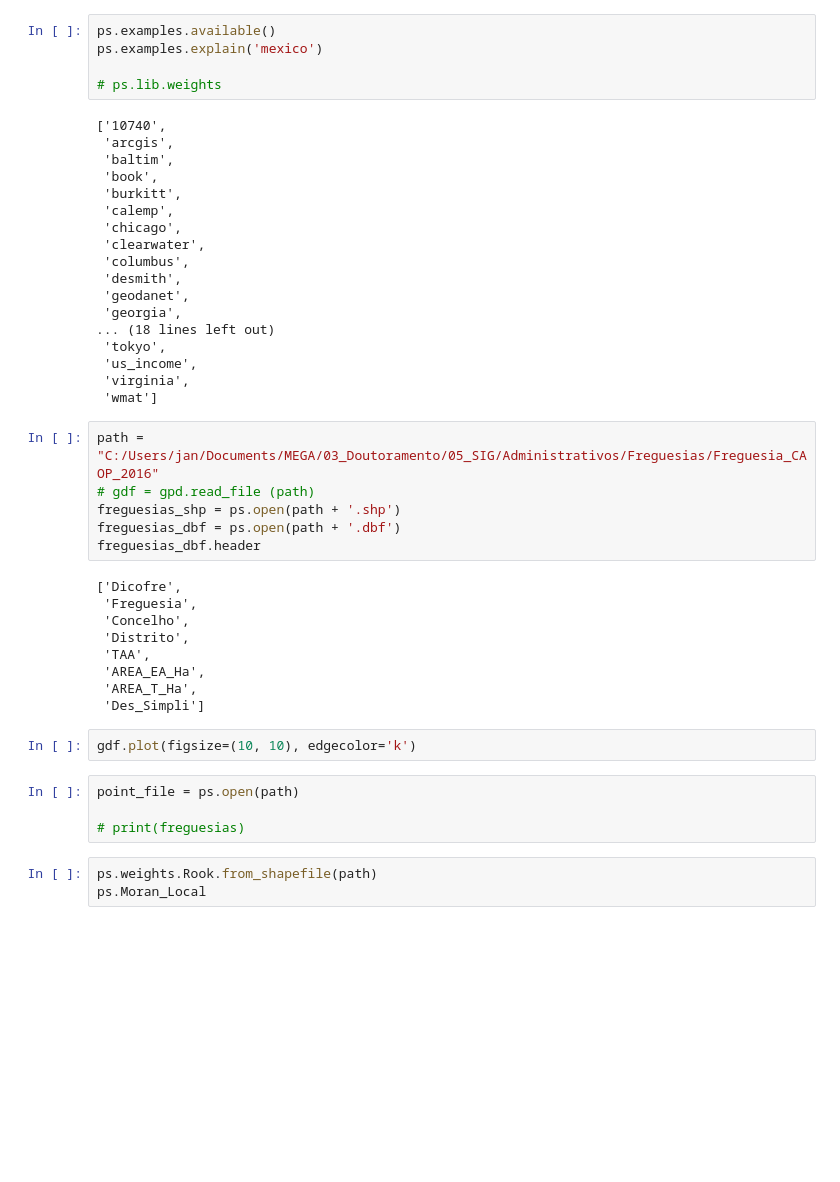
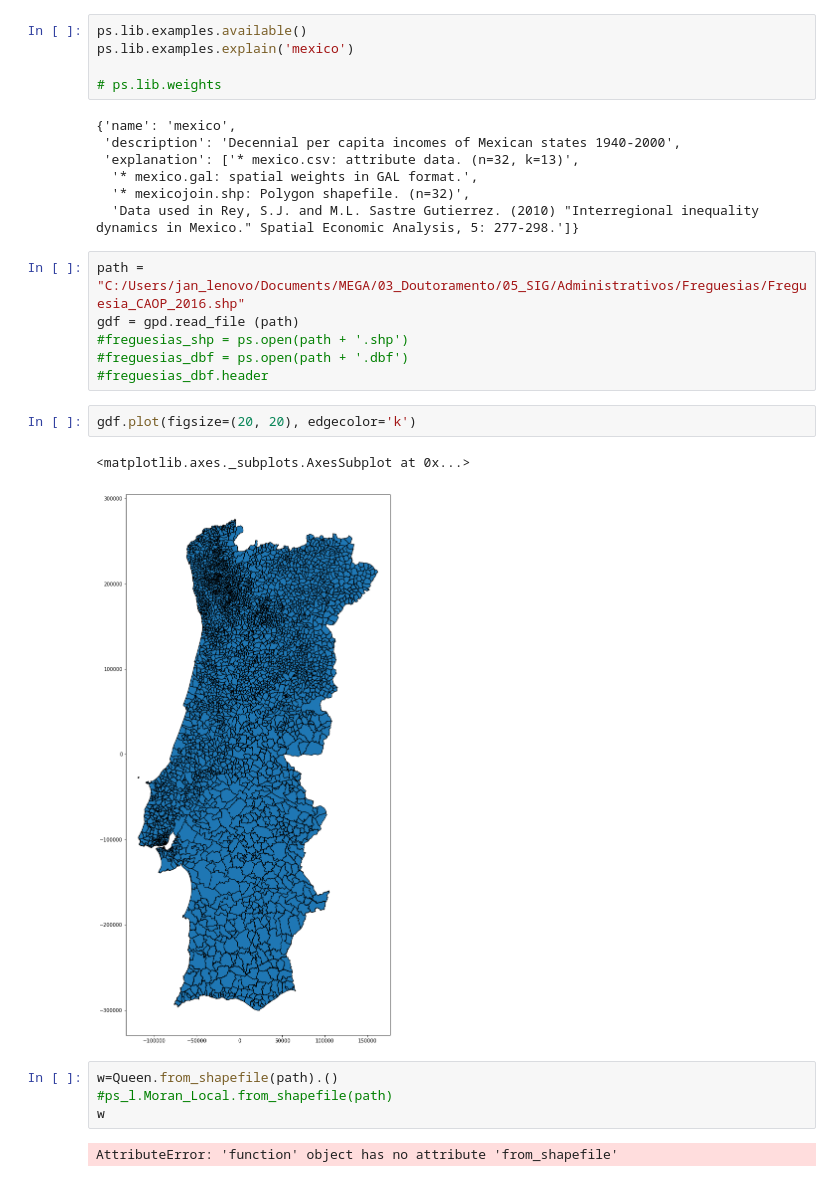
Before and after one commit to joaodolobo/Matrix_contiguity, a Jupyter notebook: Testes_PYSAL.ipynb, the cells around one changed output. Cells and saved outputs as stored; diff of their text form; blank space fills up the shorter version.

```diff
--- a/Testes_PYSAL.ipynb
+++ b/Testes_PYSAL.ipynb
@@ -10,47 +11,29 @@ SyntaxError: invalid syntax (<ipython-input-52-a9237484ccc3>, line 7)
 # %%
-ps.examples.available()
-ps.examples.explain('mexico')
+ps.lib.examples.available()
+ps.lib.examples.explain('mexico')
 
 # ps.lib.weights
 # %% [output]
-['10740',
- 'arcgis',
- 'baltim',
- 'book',
- 'burkitt',
- 'calemp',
- 'chicago',
- 'clearwater',
- 'columbus',
- 'desmith',
- 'geodanet',
- 'georgia',
-... (18 lines left out)
- 'tokyo',
- 'us_income',
- 'virginia',
- 'wmat']
+{'name': 'mexico',
+ 'description': 'Decennial per capita incomes of Mexican states 1940-2000',
+ 'explanation': ['* mexico.csv: attribute data. (n=32, k=13)',
+  '* mexico.gal: spatial weights in GAL format.',
+  '* mexicojoin.shp: Polygon shapefile. (n=32)',
+  'Data used in Rey, S.J. and M.L. Sastre Gutierrez. (2010) "Interregional inequality dynamics in Mexico." Spatial Economic Analysis, 5: 277-298.']}
 # %%
-path = "C:/Users/jan/Documents/MEGA/03_Doutoramento/05_SIG/Administrativos/Freguesias/Freguesia_CAOP_2016"
-# gdf = gpd.read_file (path)
-freguesias_shp = ps.open(path + '.shp')
-freguesias_dbf = ps.open(path + '.dbf')
-freguesias_dbf.header
+path = "C:/Users/jan_lenovo/Documents/MEGA/03_Doutoramento/05_SIG/Administrativos/Freguesias/Freguesia_CAOP_2016.shp"
+gdf = gpd.read_file (path)
+#freguesias_shp = ps.open(path + '.shp')
+#freguesias_dbf = ps.open(path + '.dbf')
+#freguesias_dbf.header
-# %% [output]
-['Dicofre',
- 'Freguesia',
- 'Concelho',
- 'Distrito',
- 'TAA',
- 'AREA_EA_Ha',
- 'AREA_T_Ha',
- 'Des_Simpli']
 # %%
-gdf.plot(figsize=(10, 10), edgecolor='k')
+gdf.plot(figsize=(20, 20), edgecolor='k')
+# %% [output]
+<matplotlib.axes._subplots.AxesSubplot at 0x...>
+[figure, added]
-# %%
-point_file = ps.open(path)
-
-# print(freguesias)
-# %%
-ps.weights.Rook.from_shapefile(path)
-ps.Moran_Local
+# %%
+w=Queen.from_shapefile(path).()
+#ps_l.Moran_Local.from_shapefile(path)
+w
+# %% [output]
+AttributeError: 'function' object has no attribute 'from_shapefile'
```
Also changed, not shown: parts of 2 cells of this notebook.
